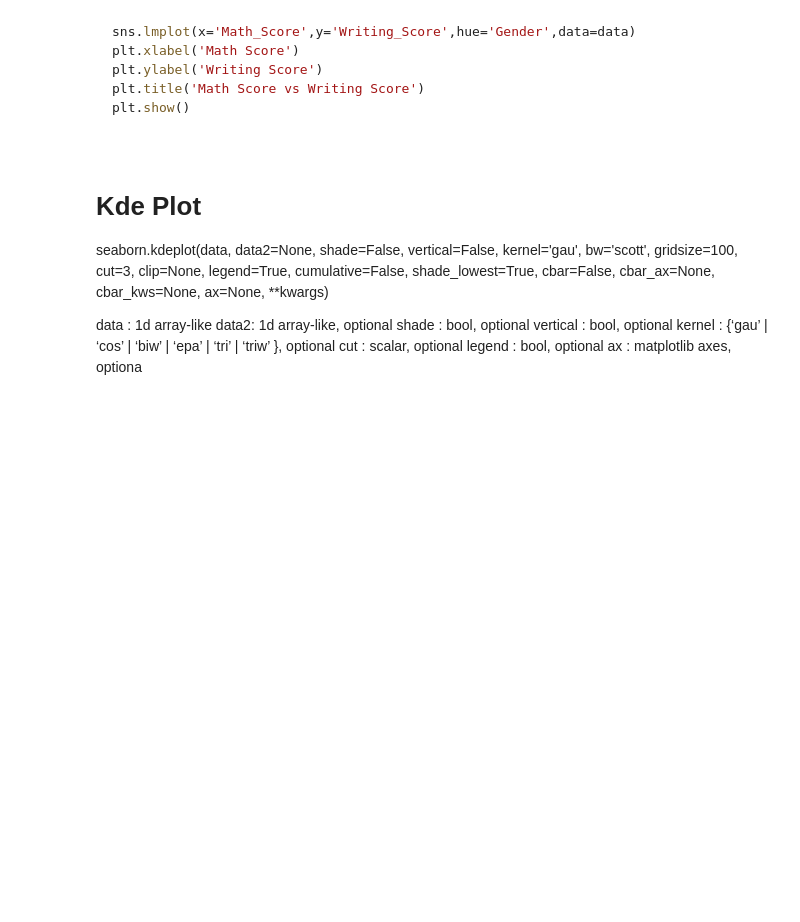
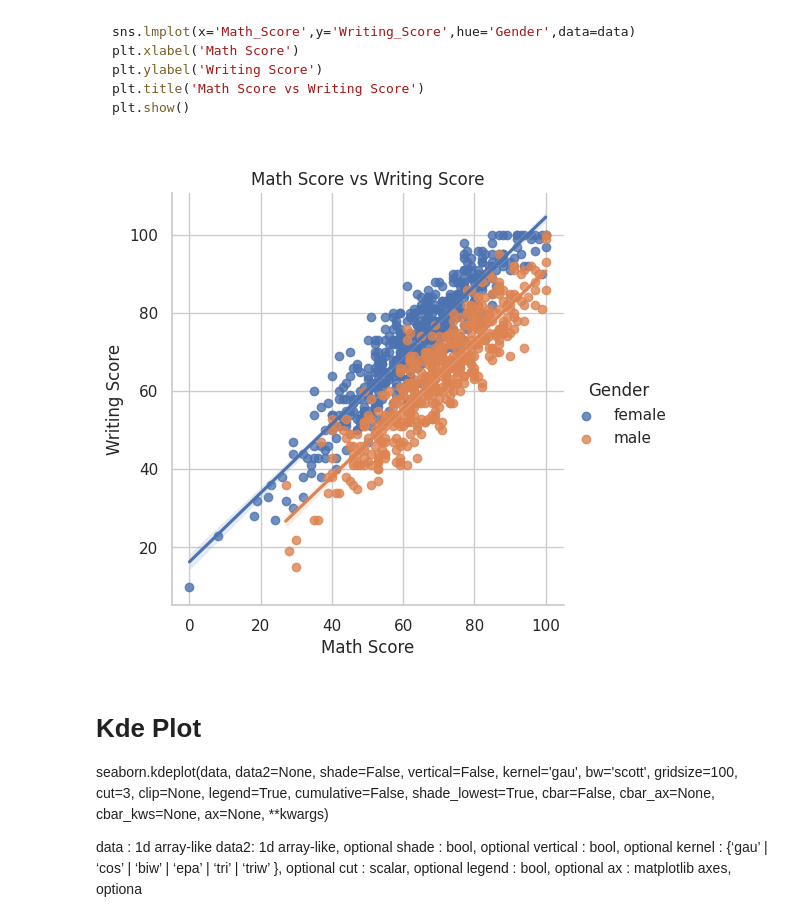
Before and after one commit to FlavioC30/PracticasSisDInfII, a Jupyter notebook: 04_seaborn.ipynb, the cells around one changed output. Saved outputs shown, nothing was run; the diff lists cells and outputs as text; code cells hidden in the pictures; blank space fills up the shorter version.

```diff
--- a/04_seaborn.ipynb
+++ b/04_seaborn.ipynb
@@ -448,6 +469,14 @@ plt.xlabel('Math Score')
 plt.ylabel('Writing Score')
 plt.title('Math Score vs Writing Score')
 plt.show()
+# %%
+sns.lmplot(x='Math_Score',y='Writing_Score',hue='Gender',data=data)
+plt.xlabel('Math Score')
+plt.ylabel('Writing Score')
+plt.title('Math Score vs Writing Score')
+plt.show()
+# %% [output]
+[figure, added]
 # %% [markdown]
 # Kde Plot
 
```
Also changed, not shown: parts of 14 cells of this notebook.
